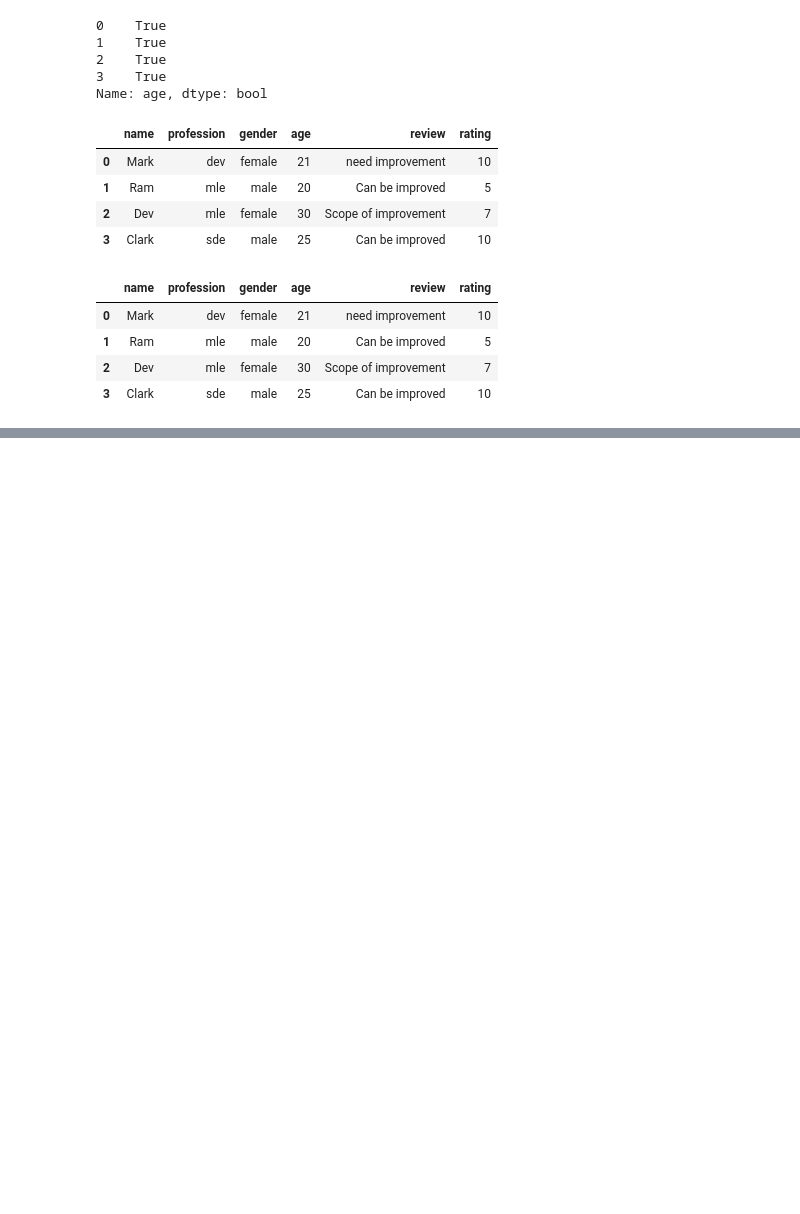
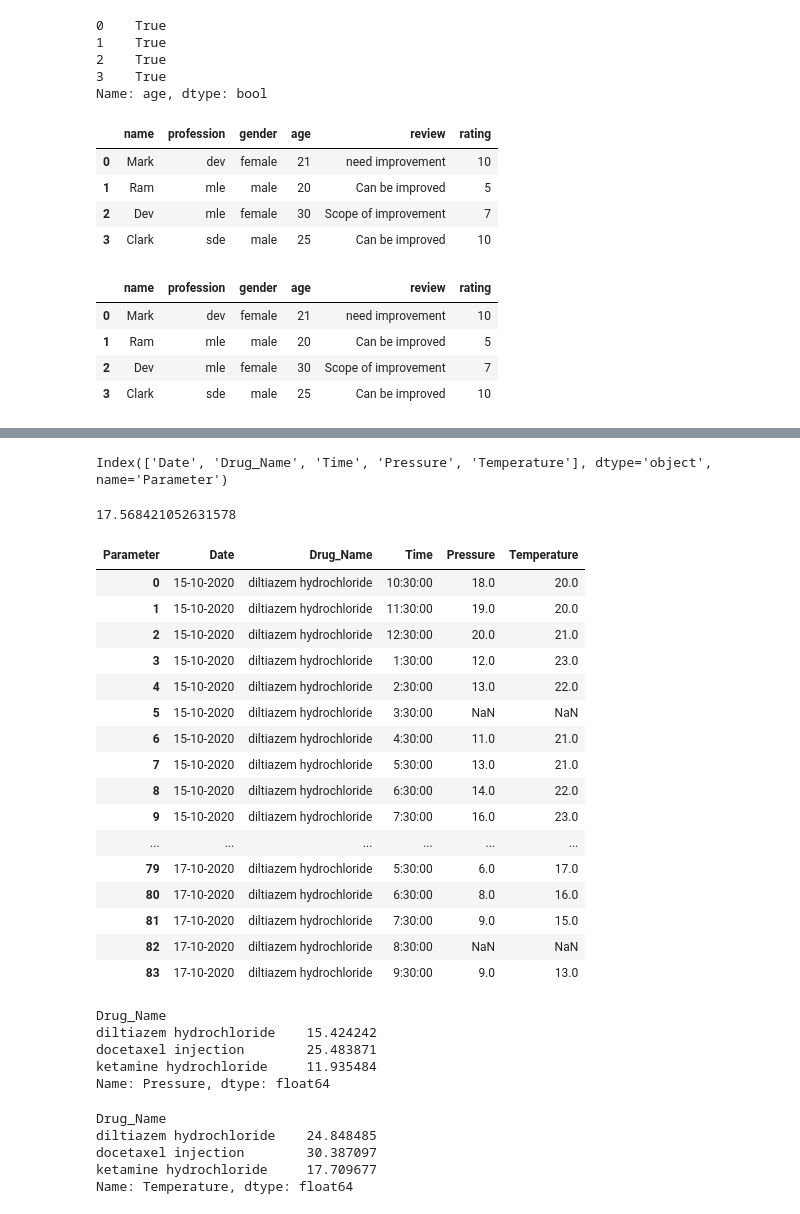
Before and after one commit to jeeet0700/Revision, a Jupyter notebook: Pandas revision.ipynb, the cells around one changed output, grey strips where cells are left out. Saved outputs shown, nothing was run; the diff lists cells and outputs as text; code cells hidden in the pictures; blank space fills up the shorter version.

```diff
--- a/Pandas revision.ipynb
+++ b/Pandas revision.ipynb
@@ -2889,0 +2909,5 @@ pdf_melt_pivot.reset_index()
+# %%
+pdf_tidy=pdf_melt.pivot(index=["Date","Drug_Name","Time"],
+              columns="Parameter",
+              values="Result").reset_index()
+pdf_tidy
@@ -2889,0 +2938,44 @@ pdf_melt_pivot.reset_index()
+# %%
+pdf_tidy.columns
+# %% [output]
+Index(['Date', 'Drug_Name', 'Time', 'Pressure', 'Temperature'], dtype='object', name='Parameter')
+# %%
+pdf_tidy["Pressure"].mean()
+# %% [output]
+17.568421052631578
+# %%
+pdf_tidy[pdf_tidy["Drug_Name"]=="diltiazem hydrochloride"]
+# %% [output]
+| Parameter | Date | Drug_Name | Time | Pressure | Temperature |
+| 0 | 15-10-2020 | diltiazem hydrochloride | 10:30:00 | 18.0 | 20.0 |
+| 1 | 15-10-2020 | diltiazem hydrochloride | 11:30:00 | 19.0 | 20.0 |
+| 2 | 15-10-2020 | diltiazem hydrochloride | 12:30:00 | 20.0 | 21.0 |
+| 3 | 15-10-2020 | diltiazem hydrochloride | 1:30:00 | 12.0 | 23.0 |
+| 4 | 15-10-2020 | diltiazem hydrochloride | 2:30:00 | 13.0 | 22.0 |
+| 5 | 15-10-2020 | diltiazem hydrochloride | 3:30:00 | NaN | NaN |
+| 6 | 15-10-2020 | diltiazem hydrochloride | 4:30:00 | 11.0 | 21.0 |
+| 7 | 15-10-2020 | diltiazem hydrochloride | 5:30:00 | 13.0 | 21.0 |
+| 8 | 15-10-2020 | diltiazem hydrochloride | 6:30:00 | 14.0 | 22.0 |
+| 9 | 15-10-2020 | diltiazem hydrochloride | 7:30:00 | 16.0 | 23.0 |
+| ... | ... | ... | ... | ... | ... |
+| 79 | 17-10-2020 | diltiazem hydrochloride | 5:30:00 | 6.0 | 17.0 |
+| 80 | 17-10-2020 | diltiazem hydrochloride | 6:30:00 | 8.0 | 16.0 |
+| 81 | 17-10-2020 | diltiazem hydrochloride | 7:30:00 | 9.0 | 15.0 |
+| 82 | 17-10-2020 | diltiazem hydrochloride | 8:30:00 | NaN | NaN |
+| 83 | 17-10-2020 | diltiazem hydrochloride | 9:30:00 | 9.0 | 13.0 |
+# %%
+pdf_tidy.groupby("Drug_Name")["Pressure"].mean()
+# %% [output]
+Drug_Name
+diltiazem hydrochloride    15.424242
+docetaxel injection        25.483871
+ketamine hydrochloride     11.935484
+Name: Pressure, dtype: float64
+# %%
+pdf_tidy.groupby("Drug_Name")["Temperature"].mean()
+# %% [output]
+Drug_Name
+diltiazem hydrochloride    24.848485
+docetaxel injection        30.387097
+ketamine hydrochloride     17.709677
+Name: Temperature, dtype: float64
```
Also changed, not shown: parts of 47 cells of this notebook.
